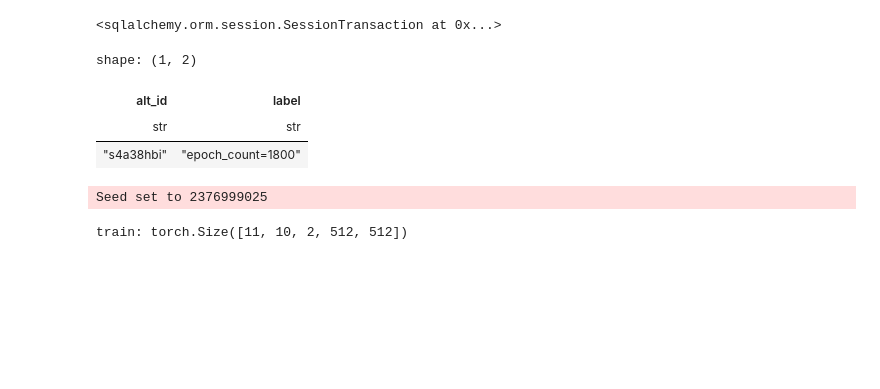
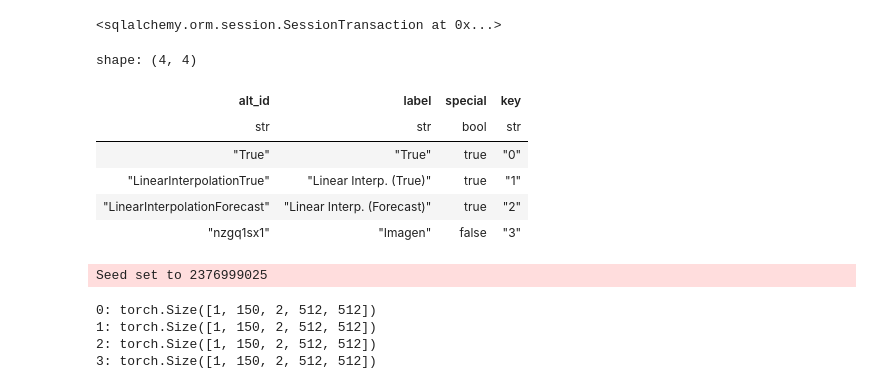
Before and after one commit to reepoi/G-LED, a Jupyter notebook: notebooks/pred_ImagenBackwardFacingStep.ipynb, the cells around one changed output. Cells and saved outputs as stored; diff of their text form; code cells hidden in the pictures; blank space fills up the shorter version.

```diff
--- a/notebooks/pred_ImagenBackwardFacingStep.ipynb
+++ b/notebooks/pred_ImagenBackwardFacingStep.ipynb
@@ -26,24 +29,34 @@ db.begin()
 # %% [output]
 <sqlalchemy.orm.session.SessionTransaction at 0x...>
 # %%
+TRUE_RUN = 'True'
+LINEAR_INTERPOLATION_TRUE_RUN = 'LinearInterpolationTrue'
+LINEAR_INTERPOLATION_FORECAST_RUN = 'LinearInterpolationForecast'
 runs = pl.DataFrame(
     orient='row',
     schema=[
-        'alt_id', 'label',
+        'alt_id', 'label', 'special',
     ],
     data=[
-        # ['94t1h2nk', 'model'],
-        # ['salhr30y', 'model'],
-        # ['729ljxk5', 'epoch_count=20'],  # epoch = 20
-        # ['w3jrt6ub', 'epoch_count=200'],  # epoch = 200
-        # ['xlues2v0', 'epoch_count=1000'],  # epoch = 1000
-        ['s4a38hbi', 'epoch_count=1800'],  # epoch = 1800
+        [TRUE_RUN, 'True', True],
+        [LINEAR_INTERPOLATION_TRUE_RUN, 'Linear Interp. (True)', True],
+        [LINEAR_INTERPOLATION_FORECAST_RUN, 'Linear Interp. (Forecast)', True],
+        ['nzgq1sx1', 'Imagen', False],
     ]
-)
+).with_columns(key=pl.int_range(pl.len()).cast(str))
+def iter_runs(include_special=False, **kwargs):
+    if 'named' not in kwargs:
+        kwargs['named'] = True
+    for row in runs.iter_rows(**kwargs):
+        if include_special or not row['special']:
+            yield row
 runs
 # %% [output]
-shape: (1, 2)
+shape: (4, 4)
-| alt_id | label |
-| str | str |
-| "s4a38hbi" | "epoch_count=1800" |
+| alt_id | label | special | key |
+| str | str | bool | str |
+| "True" | "True" | true | "0" |
+| "LinearInterpolationTrue" | "Linear Interp. (True)" | true | "1" |
+| "LinearInterpolationForecast" | "Linear Interp. (Forecast)" | true | "2" |
+| "nzgq1sx1" | "Imagen" | false | "3" |
 # %%
@@ -79,8 +78,25 @@ for split in splits:
 # %% [output]
 Seed set to 2376999025
-# %%
-for split, prediction in cfgs['LinearInterpolation']['splits'].items():
-    print(f'{split}: {prediction.shape}')
-# %% [output]
-train: torch.Size([11, 10, 2, 512, 512])
+# %%
+downsampler = dataset.downsampler
+upsampler = models.Upsampler(downsampler.cfg)
+window = dataset.trajectories_micro[:, reference_cfg.dataset.initial_sequence_time_step_count:]
+context[runs.filter(alt_id=TRUE_RUN)['key'][0]]['window_pred'] = window
+context[runs.filter(alt_id=LINEAR_INTERPOLATION_TRUE_RUN)['key'][0]]['window_pred'] = upsampler(downsampler(window))
+context[runs.filter(alt_id=LINEAR_INTERPOLATION_FORECAST_RUN)['key'][0]]['window_pred'] = upsampler(
+    dataset.trajectories_macro[:, reference_cfg.dataset.initial_sequence_time_step_count:]
+)
+for run in iter_runs():
+    cfg = context[run['key']]['cfg']
+    context[run['key']]['window_pred'] = torch.load(cfg.run_dir/'pred.pt')
+
+max_key_len = runs.select(pl.col('key').str.len_chars().max())['key'][0]
+for run in iter_runs(include_special=True):
+    if run['key'] in context:
+        print(f"{run['key']}{':':<{max_key_len+1}}{context[run['key']]['window_pred'].shape}")
+# %% [output]
+0: torch.Size([1, 150, 2, 512, 512])
+1: torch.Size([1, 150, 2, 512, 512])
+2: torch.Size([1, 150, 2, 512, 512])
+3: torch.Size([1, 150, 2, 512, 512])
 # %%
```
Also changed, not shown: parts of 5 cells of this notebook, 1 other file.
